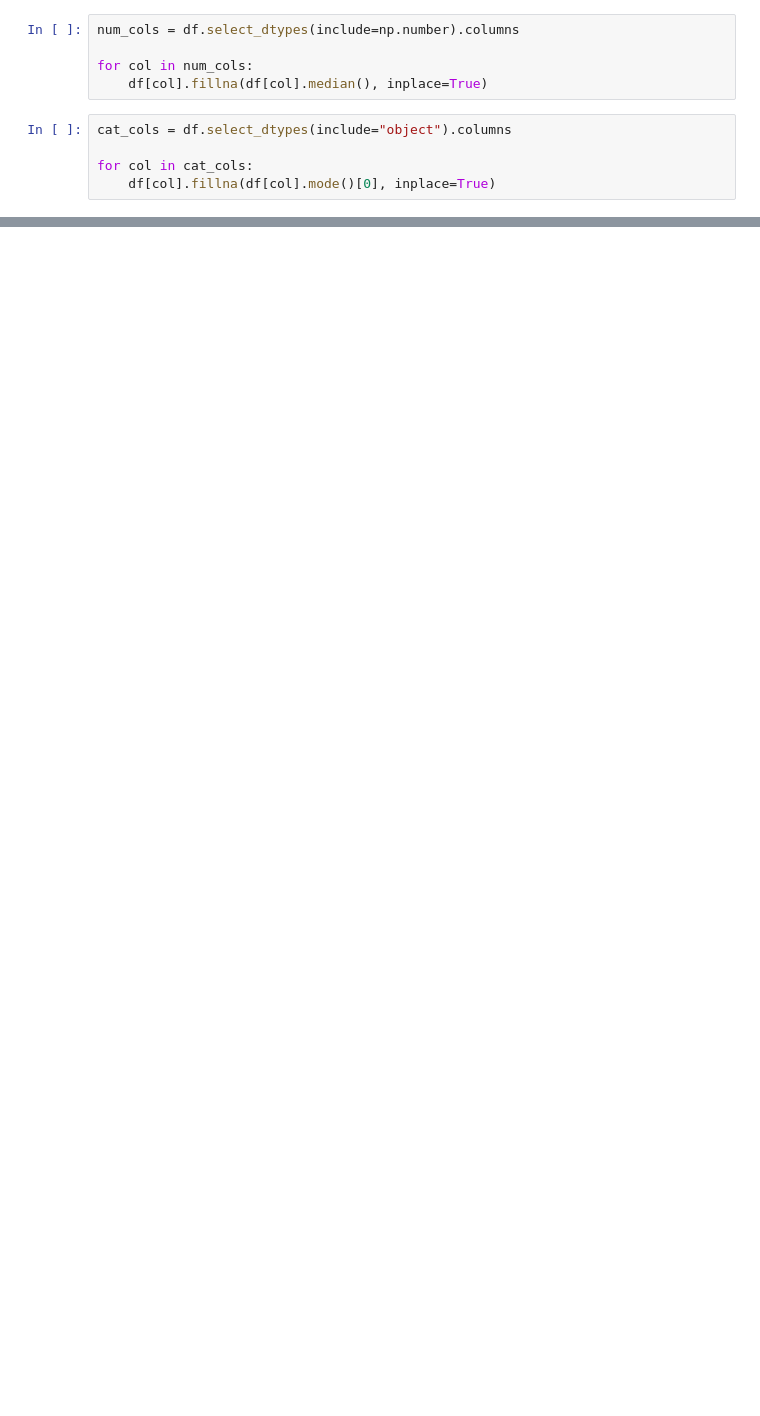
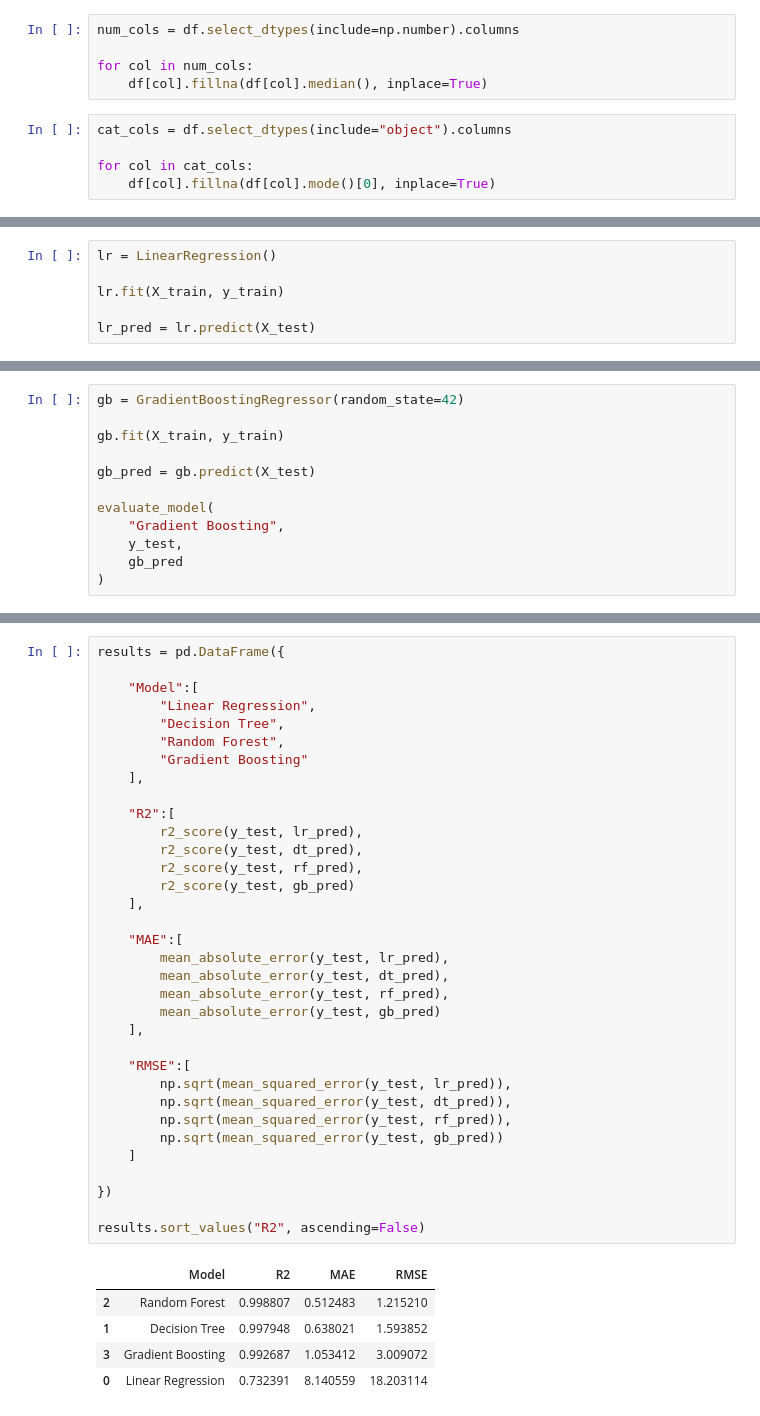
Before and after one commit to nitin28061999/Glassdoor-salary-predictor, a Jupyter notebook: Notebooks/04_Model_Building.ipynb, the cells around one changed output, grey strips where cells are left out. Cells and saved outputs as stored; diff of their text form; blank space fills up the shorter version.

```diff
--- a/Notebooks/04_Model_Building.ipynb
+++ b/Notebooks/04_Model_Building.ipynb
@@ -103,0 +140,6 @@ df = pd.get_dummies(df, drop_first=True)
+# %%
+lr = LinearRegression()
+
+lr.fit(X_train, y_train)
+
+lr_pred = lr.predict(X_test)
@@ -103,0 +208,12 @@ df = pd.get_dummies(df, drop_first=True)
+# %%
+gb = GradientBoostingRegressor(random_state=42)
+
+gb.fit(X_train, y_train)
+
+gb_pred = gb.predict(X_test)
+
+evaluate_model(
+    "Gradient Boosting",
+    y_test,
+    gb_pred
+)
@@ -103,0 +226,40 @@ df = pd.get_dummies(df, drop_first=True)
+# %%
+results = pd.DataFrame({
+
+    "Model":[
+        "Linear Regression",
+        "Decision Tree",
+        "Random Forest",
+        "Gradient Boosting"
+    ],
+
+    "R2":[
+        r2_score(y_test, lr_pred),
+        r2_score(y_test, dt_pred),
+        r2_score(y_test, rf_pred),
+        r2_score(y_test, gb_pred)
+    ],
+
+    "MAE":[
+        mean_absolute_error(y_test, lr_pred),
+        mean_absolute_error(y_test, dt_pred),
+        mean_absolute_error(y_test, rf_pred),
+        mean_absolute_error(y_test, gb_pred)
+    ],
+
+    "RMSE":[
+        np.sqrt(mean_squared_error(y_test, lr_pred)),
+        np.sqrt(mean_squared_error(y_test, dt_pred)),
+        np.sqrt(mean_squared_error(y_test, rf_pred)),
+        np.sqrt(mean_squared_error(y_test, gb_pred))
+    ]
+
+})
+
+results.sort_values("R2", ascending=False)
+# %% [output]
+|  | Model | R2 | MAE | RMSE |
+| 2 | Random Forest | 0.998807 | 0.512483 | 1.215210 |
+| 1 | Decision Tree | 0.997948 | 0.638021 | 1.593852 |
+| 3 | Gradient Boosting | 0.992687 | 1.053412 | 3.009072 |
+| 0 | Linear Regression | 0.732391 | 8.140559 | 18.203114 |
```
Also changed, not shown: parts of 23 cells of this notebook, 2 other files.
